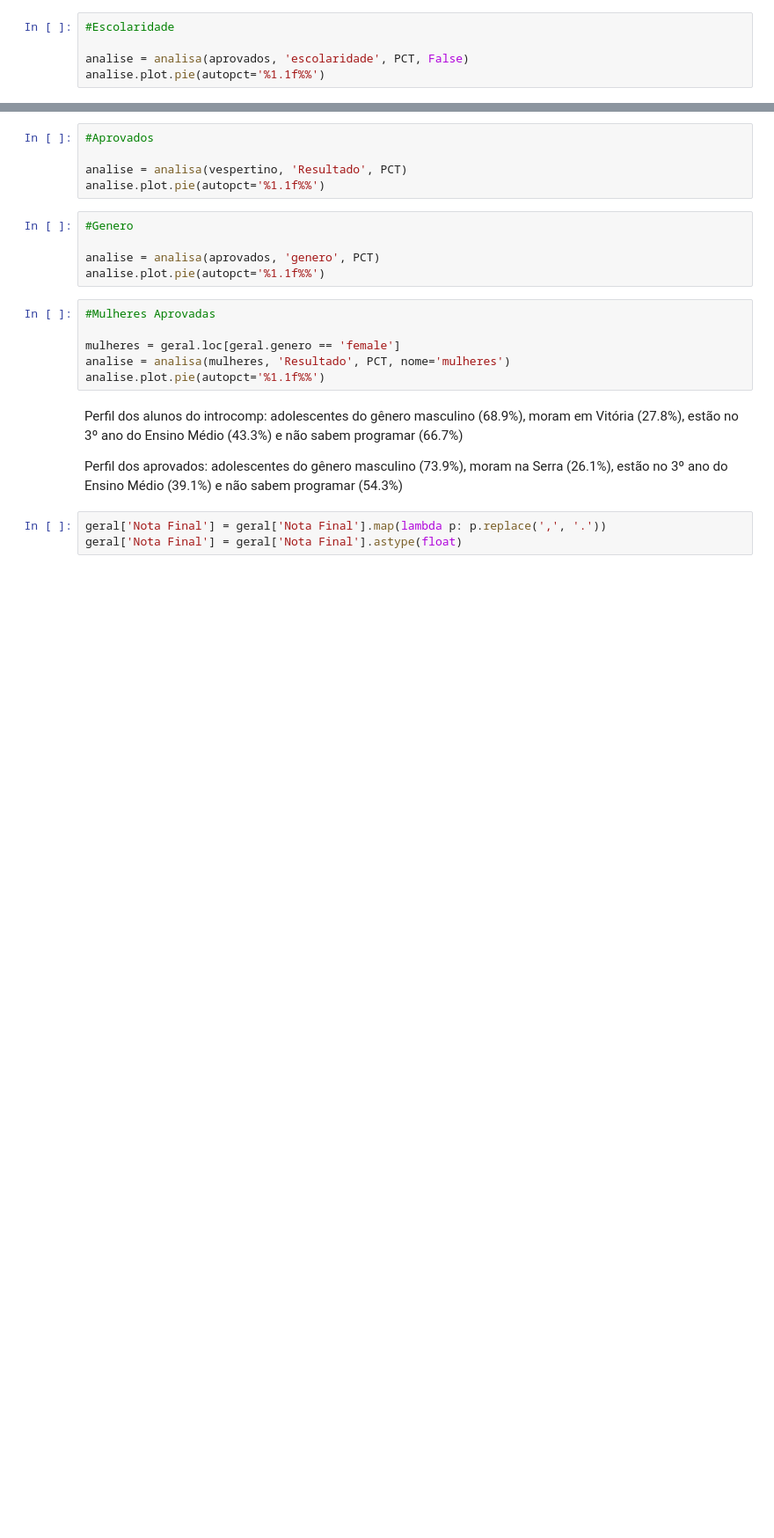
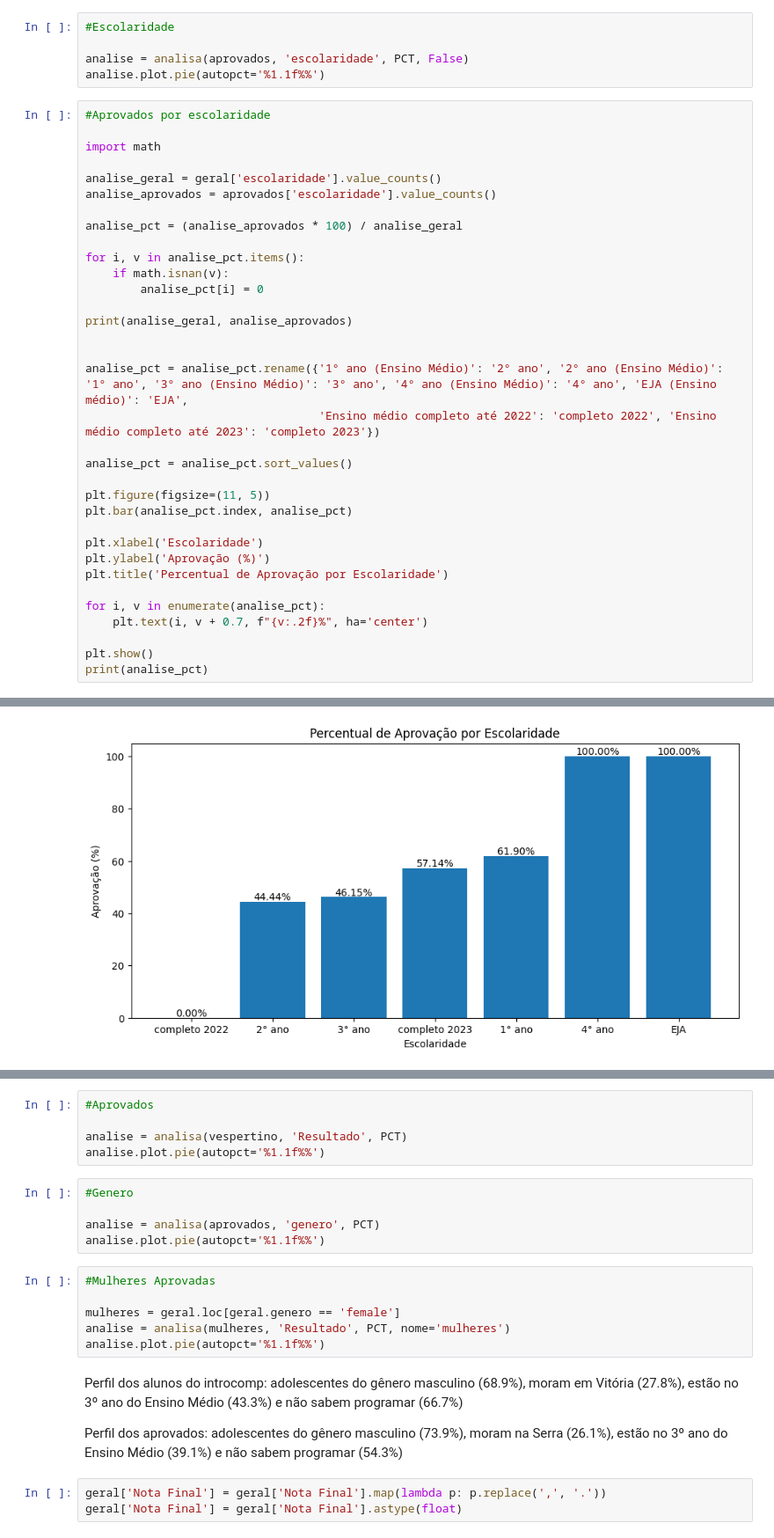
Before and after one commit to oeduardosg/introcomp, a Jupyter notebook: aprovados.ipynb, the cells around one changed output, grey strips where cells are left out. Shown at 88% size. Saved outputs shown, nothing was run; the diff lists cells and outputs as text; blank space fills up the shorter version.

```diff
--- a/aprovados.ipynb
+++ b/aprovados.ipynb
@@ -60,3 +87,38 @@ analise.plot.pie(autopct='%1.1f%%')
 
 analise = analisa(aprovados, 'escolaridade', PCT, False)
 analise.plot.pie(autopct='%1.1f%%')
+# %%
+#Aprovados por escolaridade
+
+import math
+
+analise_geral = geral['escolaridade'].value_counts()
+analise_aprovados = aprovados['escolaridade'].value_counts()
+
+analise_pct = (analise_aprovados * 100) / analise_geral
+
+for i, v in analise_pct.items():
+    if math.isnan(v):
+        analise_pct[i] = 0
+
+print(analise_geral, analise_aprovados)
+
+
+analise_pct = analise_pct.rename({'1° ano (Ensino Médio)': '2° ano', '2° ano (Ensino Médio)': '1° ano', '3° ano (Ensino Médio)': '3° ano', '4° ano (Ensino Médio)': '4° ano', 'EJA (Ensino médio)': 'EJA',
+                                  'Ensino médio completo até 2022': 'completo 2022', 'Ensino médio completo até 2023': 'completo 2023'})
+
+analise_pct = analise_pct.sort_values()
+
+plt.figure(figsize=(11, 5))
+plt.bar(analise_pct.index, analise_pct)
+
+plt.xlabel('Escolaridade')
+plt.ylabel('Aprovação (%)')
+plt.title('Percentual de Aprovação por Escolaridade')
+
+for i, v in enumerate(analise_pct):
+    plt.text(i, v + 0.7, f"{v:.2f}%", ha='center')
+
+plt.show()
+print(analise_pct)
+# %% [output]
@@ -62,0 +141 @@ analise.plot.pie(autopct='%1.1f%%')
+[figure, added]
```
Also changed, not shown: parts of 4 cells of this notebook.
